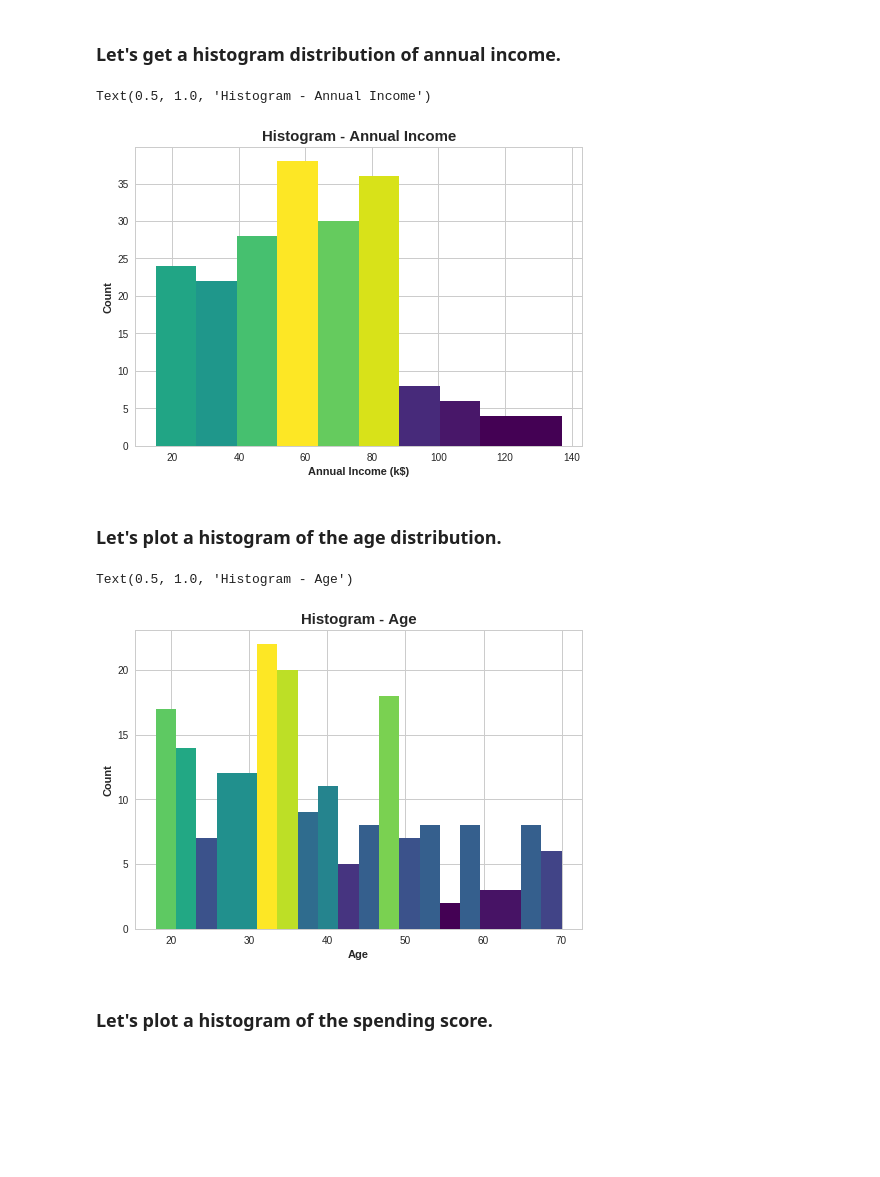
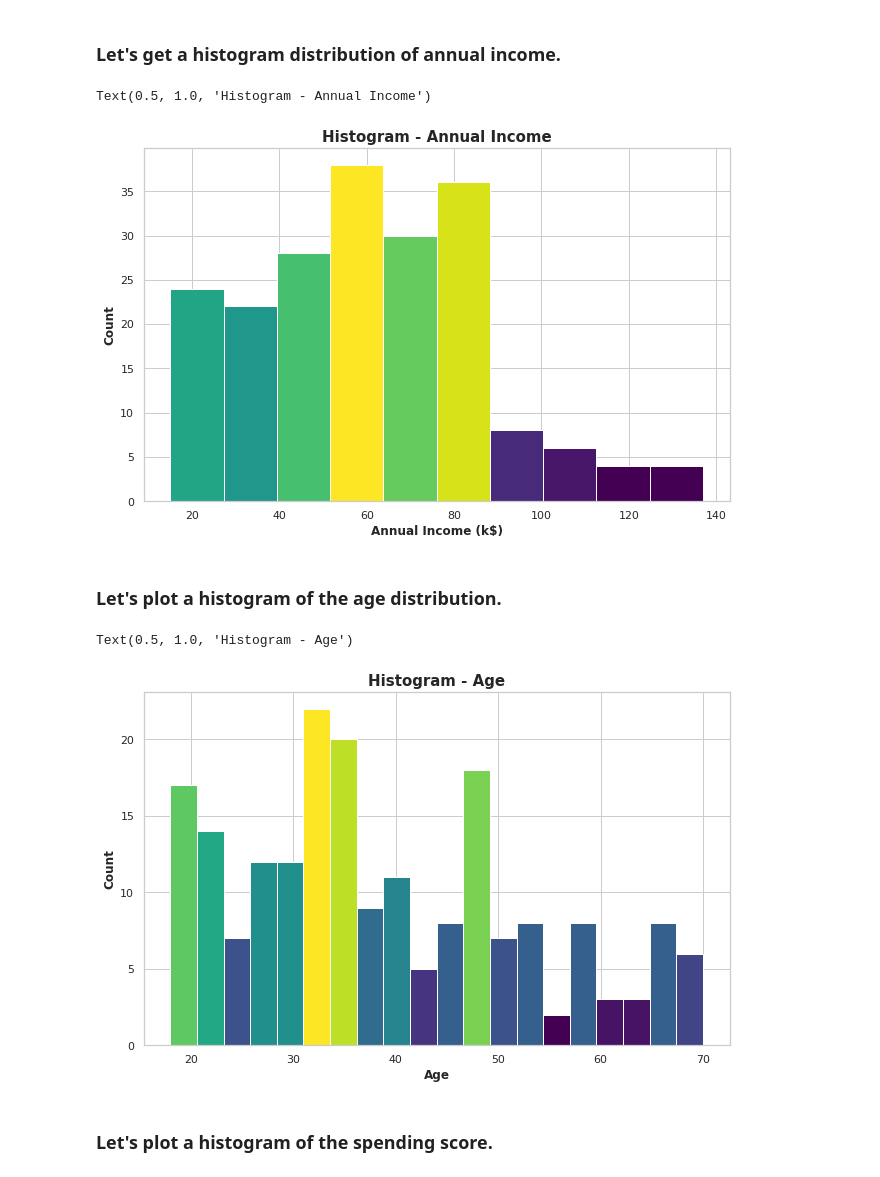
Before and after one commit to ROARMarketingConcepts/Machine-Learning-Projects, a Jupyter notebook: Mall_Customer_Segmentation_Analysis.ipynb, the cells around one changed output. Cells and saved outputs as stored; diff of their text form; code cells hidden in the pictures; blank space fills up the shorter version.

```diff
--- a/Mall_Customer_Segmentation_Analysis.ipynb
+++ b/Mall_Customer_Segmentation_Analysis.ipynb
@@ -233,29 +209,33 @@ df.head()
 # %%
 n_bins = 10
 x = df['Annual Income (k$)']
 
 fig, axs = plt.subplots()
+fig.set_size_inches(10.5, 6.5)
 
 # N is the count in each bin, bins is the lower-limit of the bin
 N, bins, patches = axs.hist(x, bins=n_bins)
 
 # We'll color code by height, but you could use any scalar
 fracs = N / N.max()
 
 # we need to normalize the data to 0..1 for the full range of the colormap
 norm = colors.Normalize(fracs.min(), fracs.max())
 
 # Now, we'll loop through our objects and set the color of each accordingly
 for thisfrac, thispatch in zip(fracs, patches):
     color = plt.cm.viridis(norm(thisfrac))
     thispatch.set_facecolor(color)
 
+# sns.set_context("notebook", font_scale=1.1)
+# sns.set_style("ticks")
+
 plt.xlabel('Annual Income (k$)',fontweight='bold')
 plt.ylabel('Count',fontweight='bold')
 plt.title('Histogram - Annual Income',fontsize = 15,fontweight='bold')
 # %% [output]
 Text(0.5, 1.0, 'Histogram - Annual Income')
-[figure, old version]
+[figure, new version]
 # %% [markdown]
 ### Let's plot a histogram of the age distribution.
 # %%
@@ -263,6 +243,7 @@ n_bins = 20
 x = df['Age']
 
 fig, axs = plt.subplots()
+fig.set_size_inches(10.5, 6.5)
 
 # N is the count in each bin, bins is the lower-limit of the bin
 N, bins, patches = axs.hist(x, bins=n_bins)
@@ -278,12 +259,15 @@ for thisfrac, thispatch in zip(fracs, patches):
     color = plt.cm.viridis(norm(thisfrac))
     thispatch.set_facecolor(color)
 
+# sns.set_context("notebook", font_scale=1.1)
+# sns.set_style("ticks")
+
 plt.xlabel('Age',fontweight='bold')
 plt.ylabel('Count',fontweight='bold')
 plt.title('Histogram - Age',fontsize = 15,fontweight='bold')
 # %% [output]
 Text(0.5, 1.0, 'Histogram - Age')
-[figure, old version]
+[figure, new version]
 # %% [markdown]
 ### Let's plot a histogram of the spending score.
 # %%
```
Also changed, not shown: parts of 7 cells of this notebook.
